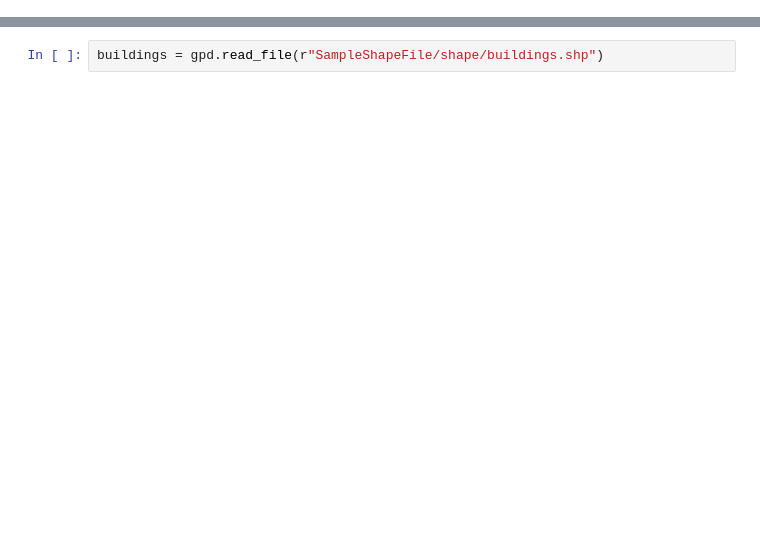
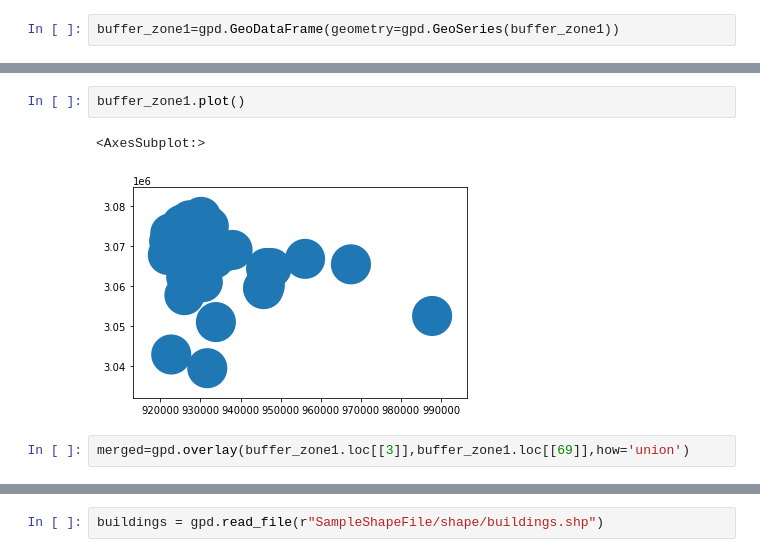
Before and after one commit to bikraj2/Team_Pollyanna, a Jupyter notebook: dataAnalysis/trial1.ipynb, the cells around one changed output, grey strips where cells are left out. Cells and saved outputs as stored; diff of their text form; blank space fills up the shorter version.

```diff
--- a/dataAnalysis/trial1.ipynb
+++ b/dataAnalysis/trial1.ipynb
@@ -2,0 +78,2 @@ import geopandas as gpd
+# %%
+buffer_zone1=gpd.GeoDataFrame(geometry=gpd.GeoSeries(buffer_zone1))
@@ -2,0 +154,7 @@ import geopandas as gpd
+# %%
+buffer_zone1.plot()
+# %% [output]
+<AxesSubplot:>
+[figure, added]
+# %%
+merged=gpd.overlay(buffer_zone1.loc[[3]],buffer_zone1.loc[[69]],how='union')
```
Also changed, not shown: parts of 67 cells of this notebook, 49 other files.
